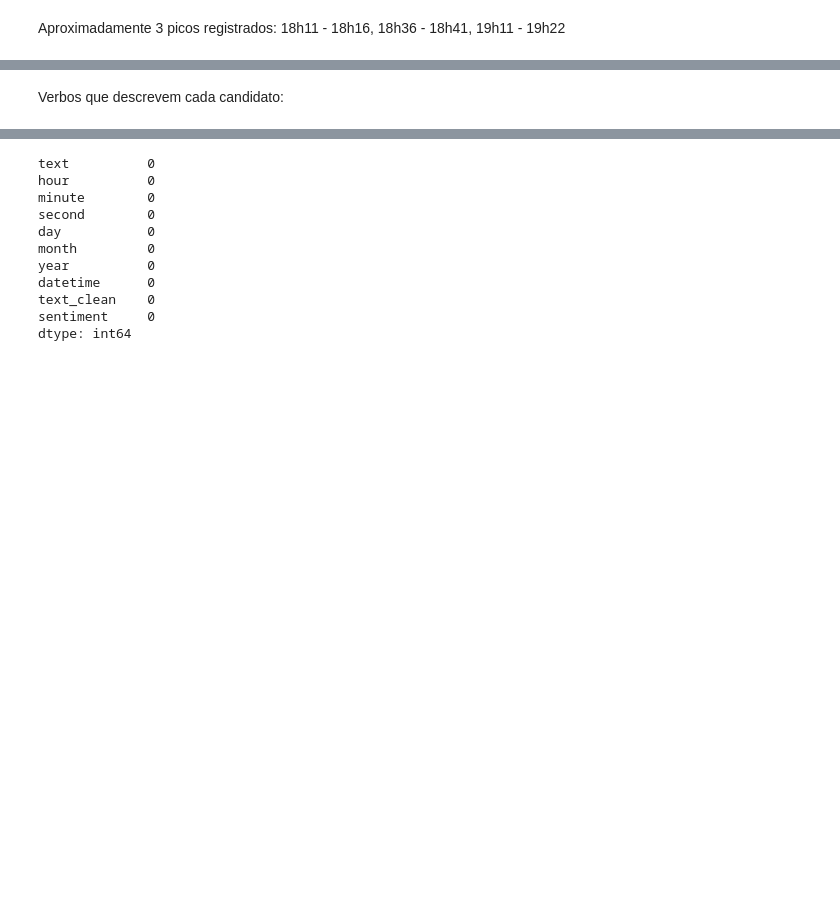
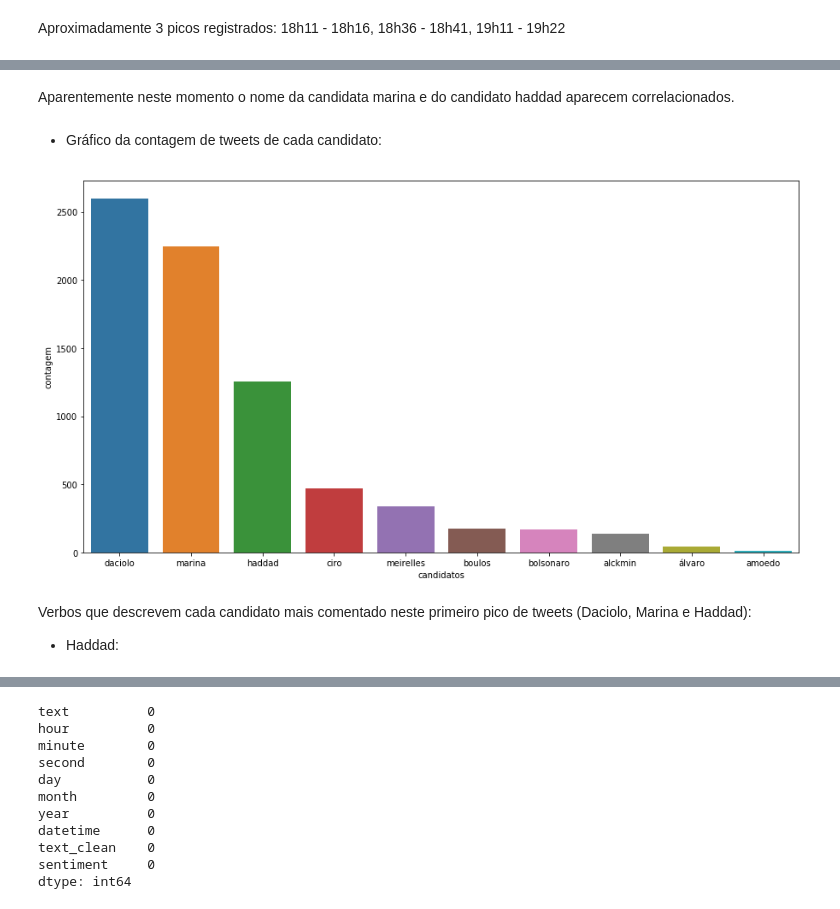
Before and after one commit to bambrozim/DebatePresidenciaveisSBT2018, a Jupyter notebook: Debate Político SBT - 2018.ipynb, the cells around one changed output, grey strips where cells are left out. Drawn from its saved outputs; the diff is of its cells as text; code cells hidden in the pictures; blank space fills up the shorter version.

Commit message:
Reformatação para melhor visualização e inclusão de um dataset.

```diff
--- a/Debate Político SBT - 2018.ipynb
+++ b/Debate Político SBT - 2018.ipynb
@@ -65,0 +75,40 @@ Aproximadamente 3 picos registrados: 18h11 - 18h16, 18h36 - 18h41, 19h11 - 19h22
+# %%
+import re
+from collections import Counter
+
+def localizar_palavra(palavra, dataset):
+    return pd.Series(np.histogram([word.i for word in dataset if word.text.lower() == palavra], bins=50)[0])
+
+def is_word_in_text(word, text):
+    pattern = r'(^|[^\w]){}([^\w]|$)'.format(word)
+    pattern = re.compile(pattern, re.IGNORECASE)
+    matches = re.search(pattern, text)
+    return bool(matches)
+
+def plot_contagem_candidatos(df, lista_candidatos):
+    contagem = []
+    for candidato in lista_candidatos:
+        contagem.append(df['text'].astype(str).apply(lambda x: is_word_in_text(candidato, x.lower())).sum())
+
+    plot_df = pd.DataFrame({'candidatos': candidatos, 'contagem': contagem}).sort_values(by='contagem', ascending=False)
+    fig, ax = plt.subplots(figsize=(15, 8))
+    _ = sns.barplot(x='candidatos', y='contagem', data=plot_df, ax=ax)
+
+def verbs_candidates(text, candidate):
+    sents = [sent for sent in text.sents if candidate in sent.string.lower()]
+    char_words = []
+    for sent in sents:
+        for word in sent:
+            if candidate in word.string:
+                char_words.append(word)
+    char_verbs = []
+    for word in char_words:
+        for ancestor in word.ancestors:
+            if ancestor.pos_.startswith('V'):
+                char_verbs.append(ancestor.lemma_.strip())
+    return Counter(char_verbs).most_common(5)
+
+def frases_candidato_verbo(df, candidato, verbo, qtde=5):
+    mask_cand = df['text_clean'].astype(str).apply(lambda x: is_word_in_text(candidato, x))
+    mask_verb = df['text_clean'].astype(str).apply(lambda x: is_word_in_text(verbo, x))
+    return list(data_1[mask_cand & mask_verb]['text'].head(qtde))
@@ -101,2 +138,11 @@ Marina e Haddad, Alckmin e Meireles
+# %% [markdown]
+Aparentemente neste momento o nome da candidata marina e do candidato haddad aparecem correlacionados.
+# %% [markdown]
+- Gráfico da contagem de tweets de cada candidato:
+# %%
+plot_contagem_candidatos(data_1, candidatos)
+# %% [output]
+[figure, added]
 # %% [markdown]
-Verbos que descrevem cada candidato:
+Verbos que descrevem cada candidato mais comentado neste primeiro pico de tweets (Daciolo, Marina e Haddad):
+- Haddad:
```
Also changed, not shown: parts of 35 cells of this notebook, 1 other file.
